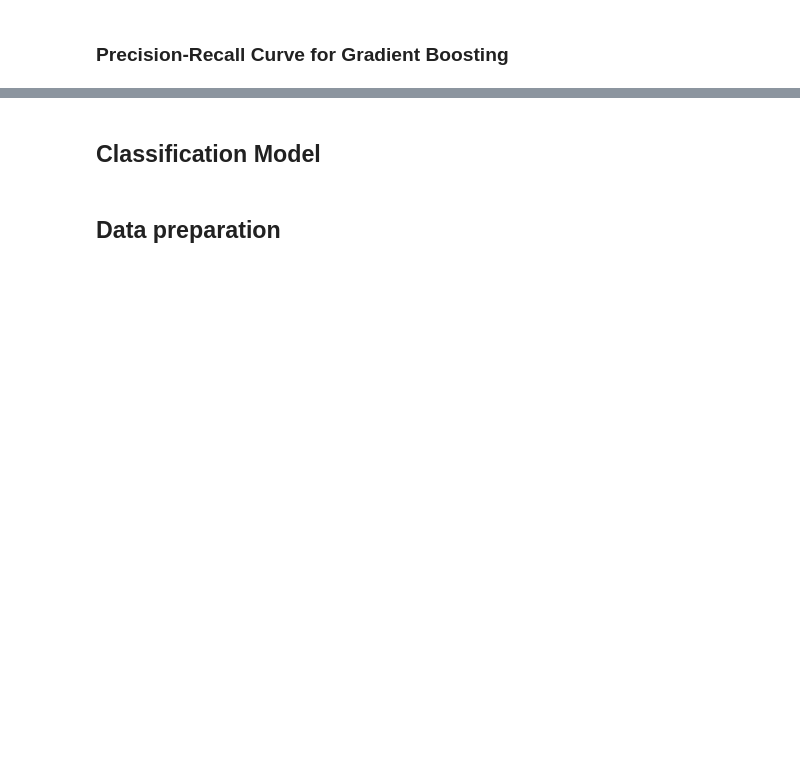
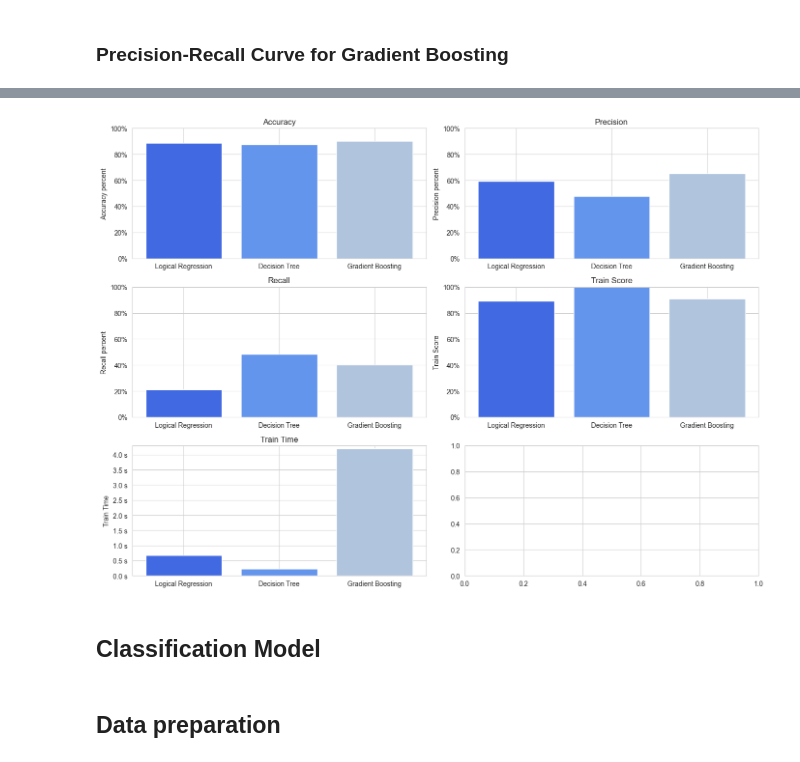
Before and after one commit to ZasaQ/A-neural-model-of-a-banking-customer, a Jupyter notebook: KrzywdaKubowicz.ipynb, the cells around one changed output, grey strips where cells are left out. Drawn from its saved outputs; the diff is of its cells as text; code cells hidden in the pictures; blank space fills up the shorter version.

```diff
--- a/KrzywdaKubowicz.ipynb
+++ b/KrzywdaKubowicz.ipynb
@@ -635,14 +652,14 @@ time_end = time.time()
 gb_time = time_end - time_start
 
 y_pred = gb.predict(X_test)
-accuracy = accuracy_score(y_test, y_pred)
-precision = precision_score(y_test, y_pred)
-recall = recall_score(y_test, y_pred)
+gb_accuracy = accuracy_score(y_test, y_pred)
+gb_precision = precision_score(y_test, y_pred)
+gb_recall = recall_score(y_test, y_pred)
 
 print("Classification Report:\n", classification_report(y_test, y_pred))
-print("Accuracy score: {:.2f}%".format(100 * accuracy))
-print("Precision score: {:.2f}%".format(100 * precision))
-print("Recall score: {:.2f}%".format(100 * recall))
+print("Accuracy score: {:.2f}%".format(100 * gb_accuracy))
+print("Precision score: {:.2f}%".format(100 * gb_precision))
+print("Recall score: {:.2f}%".format(100 * gb_recall))
 # %% [output]
 Classification Report:
                precision    recall  f1-score   support
@@ -733,3 +795,55 @@ plt.show()
+# %%
+models      = ['Logical Regression', 'Decision Tree', 'Gradient Boosting']
+accuracy    = [lr_accuracy * 100, dt_accuracy * 100, gb_accuracy * 100]
+precision   = [lr_precision * 100, dt_precision * 100, gb_precision * 100]
+recall      = [lr_recall * 100, dt_recall * 100, gb_recall * 100]
+train_score = [lr_train_score * 100, dt_train_score * 100, gb_train_score * 100]
+train_time  = [lr_time, dt_time, gb_time]
+
+def percent(x, pos):
+    return '%1.0f%%' % x
+
+def seconds(x, pos):
+    return '%1.1f s' % x
+
+fig, axs = plt.subplots(3, 2, figsize=(14, 10))
+
+axs[0, 0].bar(models, accuracy, color=['royalblue', 'cornflowerblue', 'lightsteelblue'])
+axs[0, 0].set_title('Accuracy')
+axs[0, 0].set_ylabel('Accuracy percent')
+axs[0, 0].set_ylim(0, 100)
+axs[0, 0].yaxis.set_major_formatter(FuncFormatter(percent))
+
+axs[0, 1].bar(models, precision, color=['royalblue', 'cornflowerblue', 'lightsteelblue'])
+axs[0, 1].set_title('Precision')
+axs[0, 1].set_ylabel('Precision percent')
+axs[0, 1].set_ylim(0, 100)
+axs[0, 1].yaxis.set_major_formatter(FuncFormatter(percent))
+
+axs[1, 0].bar(models, recall, color=['royalblue', 'cornflowerblue', 'lightsteelblue'])
+axs[1, 0].set_title('Recall')
+axs[1, 0].set_ylabel('Recall percent')
+axs[1, 0].set_ylim(0, 100)
+axs[1, 0].yaxis.set_major_formatter(FuncFormatter(percent))
+
+axs[1, 1].bar(models, train_score, color=['royalblue', 'cornflowerblue', 'lightsteelblue'])
+axs[1, 1].set_title('Train Score')
+axs[1, 1].set_ylabel('Train Score')
+axs[1, 1].set_ylim(0, 100)
+axs[1, 1].yaxis.set_major_formatter(FuncFormatter(percent))
+
+axs[2, 0].bar(models, train_time, color=['royalblue', 'cornflowerblue', 'lightsteelblue'])
+axs[2, 0].set_title('Train Time')
+axs[2, 0].set_ylabel('Train Time')
+axs[2, 0].set_ylim(0, max(train_time) + 0.1)
+axs[2, 0].yaxis.set_major_formatter(FuncFormatter(seconds))
+
+
+# Adjust layout
+plt.tight_layout()
+plt.show()
+# %% [output]
+[figure, added]
 # %% [markdown]
 ## Classification Model
 # %%
```
Also changed, not shown: parts of 25 cells of this notebook.
